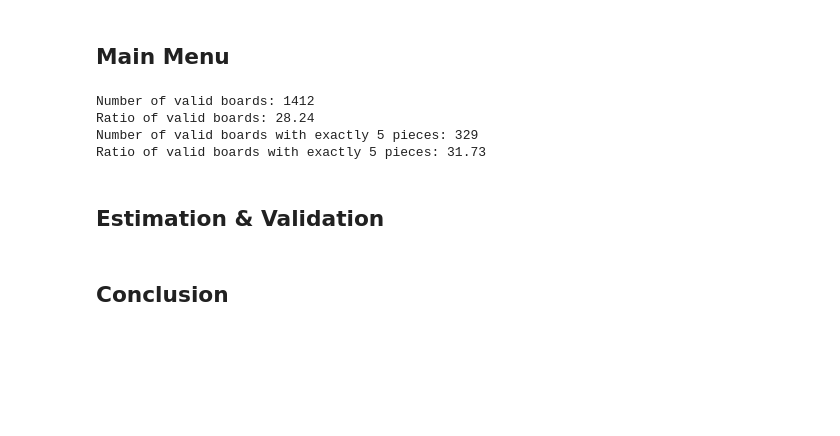
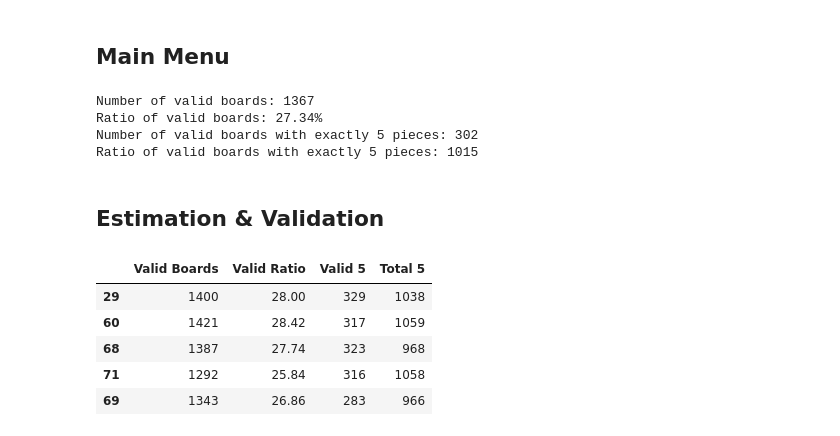
Before and after one commit to smrzj/Estimate-the-valid-endings-of-Tic-Tac-Toe, a Jupyter notebook: TIc-Tac-Toe Simualtion.ipynb, the cells around one changed output. Saved outputs shown, nothing was run; the diff lists cells and outputs as text; code cells hidden in the pictures; blank space fills up the shorter version.

```diff
--- a/TIc-Tac-Toe Simualtion.ipynb
+++ b/TIc-Tac-Toe Simualtion.ipynb
@@ -101,17 +144,15 @@ def plot():
 ## Main Menu
 # %%
 if __name__ == '__main__':
-    Valid_count, Valid_ratio, valid_5, valid_5_ratio = monte_carlo_simulation(5000)
+    Valid_count, Valid_ratio, valid_5, total_5 = monte_carlo_simulation(5000)
     print(f'Number of valid boards: {Valid_count}')
-    print(f'Ratio of valid boards: {Valid_ratio.__round__(2)}')
+    print(f'Ratio of valid boards: {Valid_ratio.__round__(2)}%')
     print(f'Number of valid boards with exactly 5 pieces: {valid_5}')
-    print(f'Ratio of valid boards with exactly 5 pieces: {valid_5_ratio.__round__(2)}')
+    print(f'Ratio of valid boards with exactly 5 pieces: {total_5}')
 # %% [output]
-Number of valid boards: 1412
-Ratio of valid boards: 28.24
-Number of valid boards with exactly 5 pieces: 329
-Ratio of valid boards with exactly 5 pieces: 31.73
+Number of valid boards: 1367
+Ratio of valid boards: 27.34%
+Number of valid boards with exactly 5 pieces: 302
+Ratio of valid boards with exactly 5 pieces: 1015
 # %% [markdown]
 ## Estimation & Validation
-# %% [markdown]
-## Conclusion
@@ -117,0 +166,13 @@ Ratio of valid boards with exactly 5 pieces: 31.73
+# %%
+# Make dataframe clean and more understandable
+
+df.columns = ['Valid Boards', 'Valid Ratio', 'Valid 5', 'Total 5'] # Rename columns
+df = df.__round__(2) # Format values
+df.sample(5)
+# %% [output]
+|  | Valid Boards | Valid Ratio | Valid 5 | Total 5 |
+| 29 | 1400 | 28.00 | 329 | 1038 |
+| 60 | 1421 | 28.42 | 317 | 1059 |
+| 68 | 1387 | 27.74 | 323 | 968 |
+| 71 | 1292 | 25.84 | 316 | 1058 |
+| 69 | 1343 | 26.86 | 283 | 966 |
```
Also changed, not shown: parts of 9 cells of this notebook.
